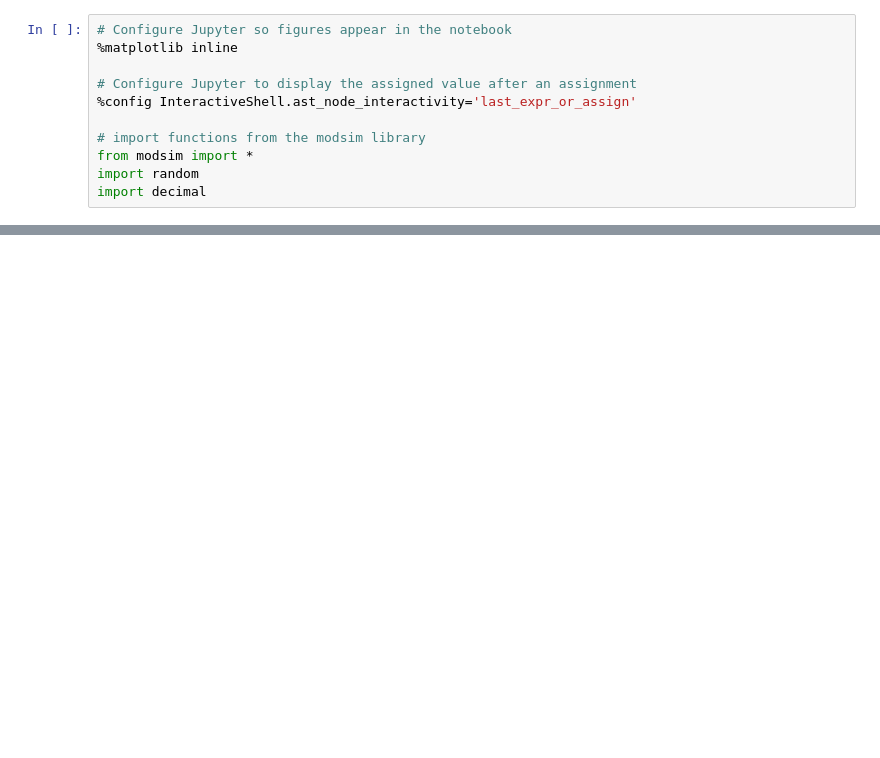
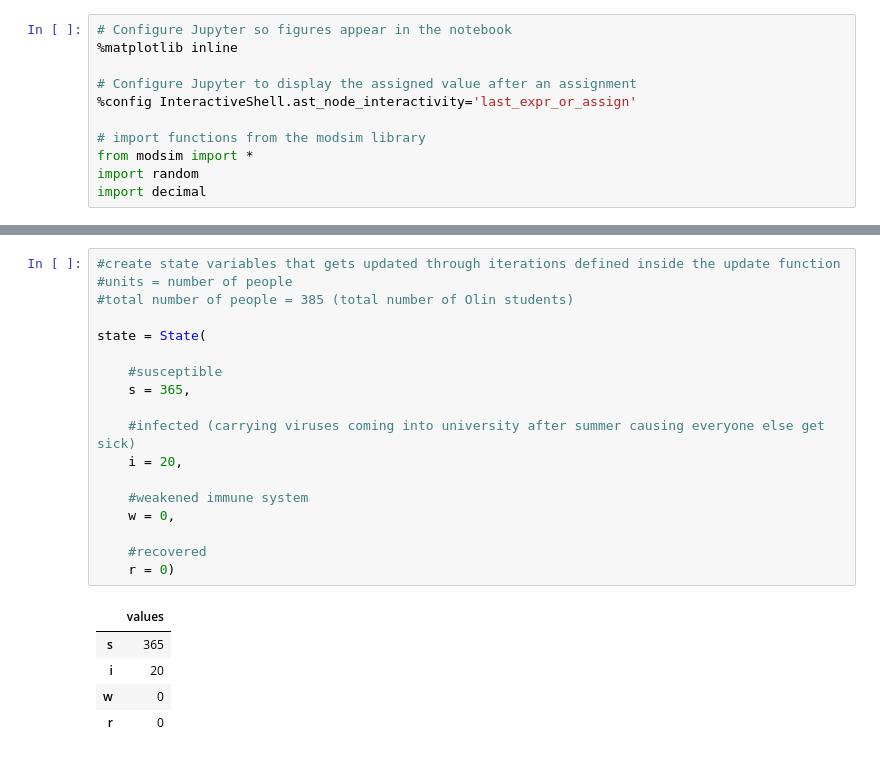
Before and after one commit to dlrow-olleh/ModSimPy, a Jupyter notebook: code/SICK-OLINERS-SINCE-WHEN.ipynb, the cells around one changed output, grey strips where cells are left out. Saved outputs shown, nothing was run; the diff lists cells and outputs as text; blank space fills up the shorter version.

```diff
--- a/code/SICK-OLINERS-SINCE-WHEN.ipynb
+++ b/code/SICK-OLINERS-SINCE-WHEN.ipynb
@@ -25,0 +34,24 @@ state = State(
+# %%
+#create state variables that gets updated through iterations defined inside the update function
+#units = number of people
+#total number of people = 385 (total number of Olin students)
+
+state = State(
+
+    #susceptible
+    s = 365,
+
+    #infected (carrying viruses coming into university after summer causing everyone else get sick)
+    i = 20,
+
+    #weakened immune system
+    w = 0,
+
+    #recovered
+    r = 0)
+# %% [output]
+|  | values |
+| s | 365 |
+| i | 20 |
+| w | 0 |
+| r | 0 |
```
Also changed, not shown: parts of 19 cells of this notebook.
